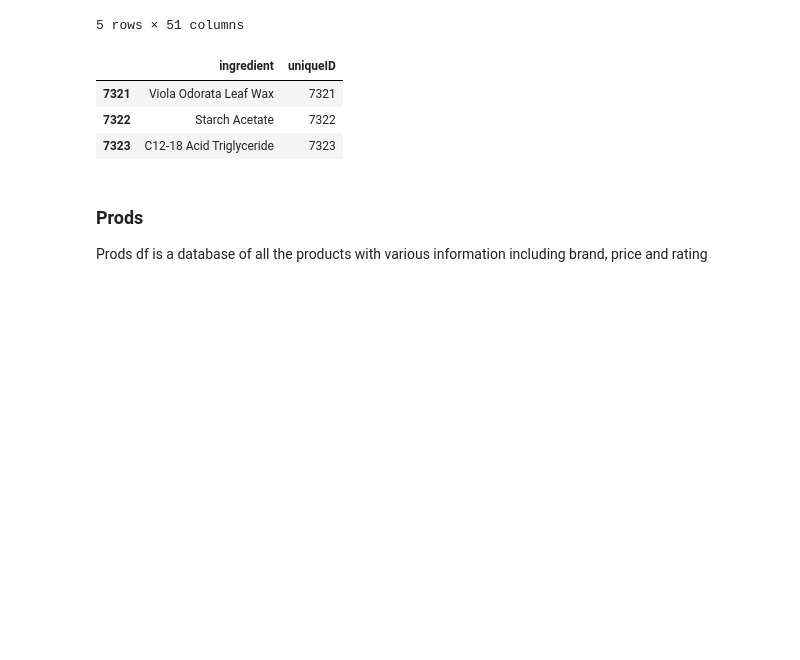
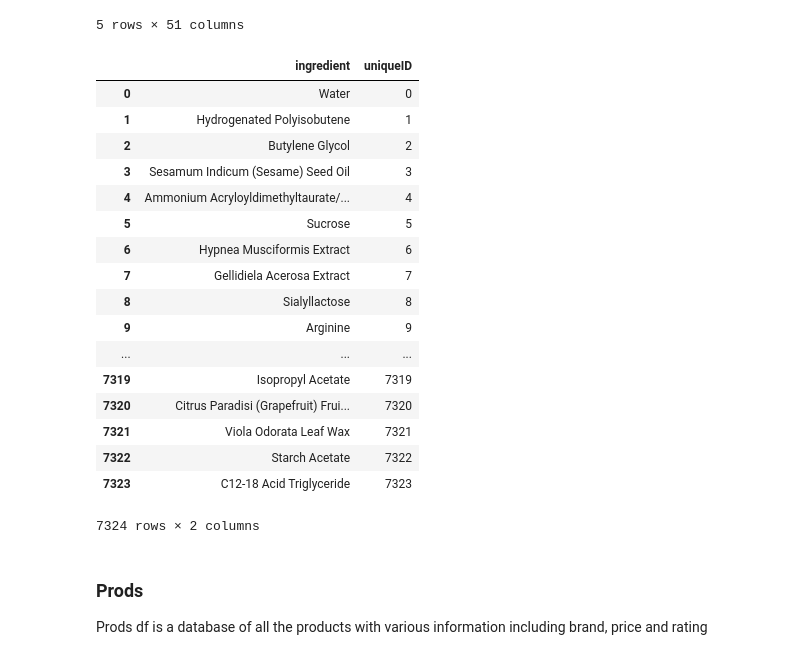
Before and after one commit to isabelbbeard/fp-python, a Jupyter notebook: 02_RecommnedationEngine.ipynb, the cells around one changed output. Drawn from its saved outputs; the diff is of its cells as text; code cells hidden in the pictures; blank space fills up the shorter version.

```diff
--- a/02_RecommnedationEngine.ipynb
+++ b/02_RecommnedationEngine.ipynb
@@ -51,13 +72,27 @@ Number of unique ingredients:  7324
 # %%
 ing_uniqueID = ings.loc[:,['ingredient']].reset_index()
 ing_uniqueID = ing_uniqueID.drop(['index'], axis = 1)
 ing_uniqueID['uniqueID'] = ing_uniqueID.index
-ing_uniqueID.tail(3)
+ing_uniqueID
 # %% [output]
 |  | ingredient | uniqueID |
+| 0 | Water | 0 |
+| 1 | Hydrogenated Polyisobutene | 1 |
+| 2 | Butylene Glycol | 2 |
+| 3 | Sesamum Indicum (Sesame) Seed Oil | 3 |
+| 4 | Ammonium Acryloyldimethyltaurate/... | 4 |
+| 5 | Sucrose | 5 |
+| 6 | Hypnea Musciformis Extract | 6 |
+| 7 | Gellidiela Acerosa Extract | 7 |
+| 8 | Sialyllactose | 8 |
+| 9 | Arginine | 9 |
+| ... | ... | ... |
+| 7319 | Isopropyl Acetate | 7319 |
+| 7320 | Citrus Paradisi (Grapefruit) Frui... | 7320 |
 | 7321 | Viola Odorata Leaf Wax | 7321 |
 | 7322 | Starch Acetate | 7322 |
 | 7323 | C12-18 Acid Triglyceride | 7323 |
+7324 rows × 2 columns
 # %% [markdown]
 ### Prods
 Prods df is a database of all the products with various information including brand, price and rating
```
Also changed, not shown: parts of 7 cells of this notebook, 2 other files.
